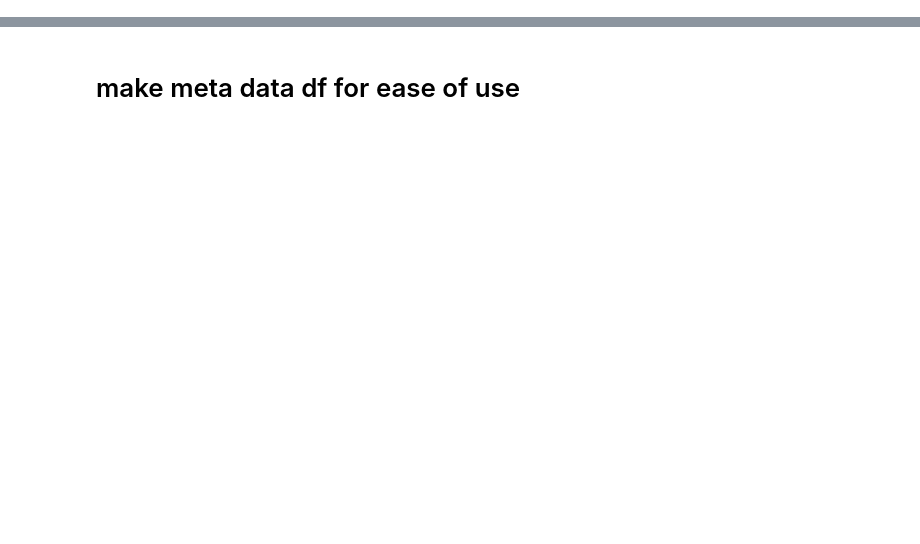
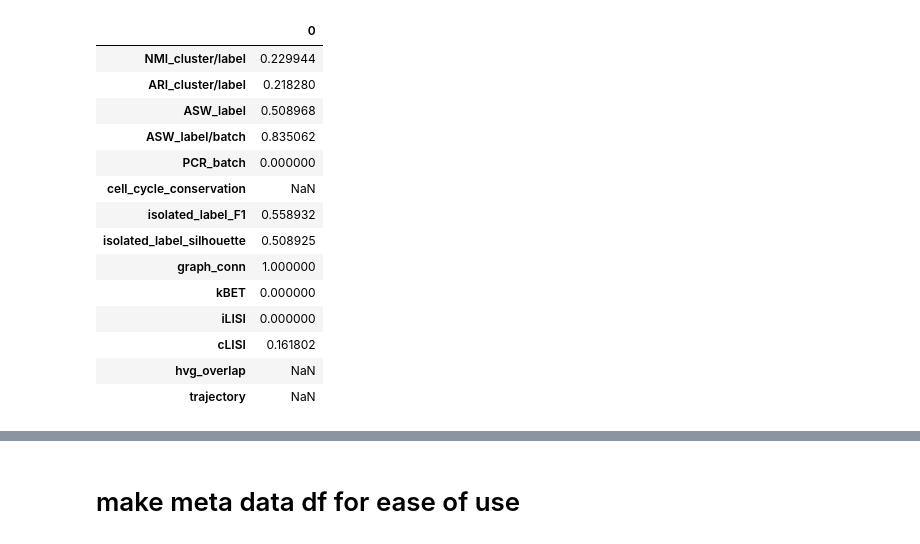
Before and after one commit to kollo97/anglemania_benchmark, a Jupyter notebook: scripts/notebooks/benchmark_visualization.ipynb, the cells around one changed output, grey strips where cells are left out. Saved outputs shown, nothing was run; the diff lists cells and outputs as text; code cells hidden in the pictures; blank space fills up the shorter version.

```diff
--- a/scripts/benchmark_visualization.ipynb
+++ b/scripts/notebooks/benchmark_visualization.ipynb
@@ -12,0 +82,2 @@ import seaborn as sns
+# %%
+metrics = scib.metrics.metrics(adata, adata_integrated, batch_key = batch_key, label_key = label_key, embed = 'X_emb', **selected_metrics)
@@ -12,0 +99,18 @@ import seaborn as sns
+# %%
+metrics #random
+# %% [output]
+|  | 0 |
+| NMI_cluster/label | 0.229944 |
+| ARI_cluster/label | 0.218280 |
+| ASW_label | 0.508968 |
+| ASW_label/batch | 0.835062 |
+| PCR_batch | 0.000000 |
+| cell_cycle_conservation | NaN |
+| isolated_label_F1 | 0.558932 |
+| isolated_label_silhouette | 0.508925 |
+| graph_conn | 1.000000 |
+| kBET | 0.000000 |
+| iLISI | 0.000000 |
+| cLISI | 0.161802 |
+| hvg_overlap | NaN |
+| trajectory | NaN |
```
Also changed, not shown: parts of 8 cells of this notebook, 36 other files.
